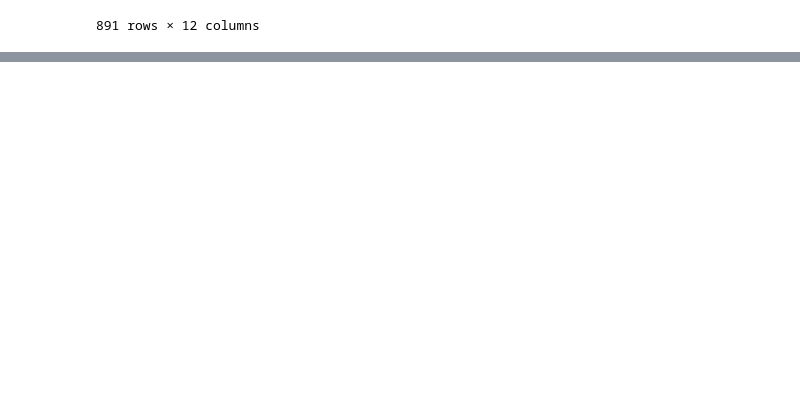
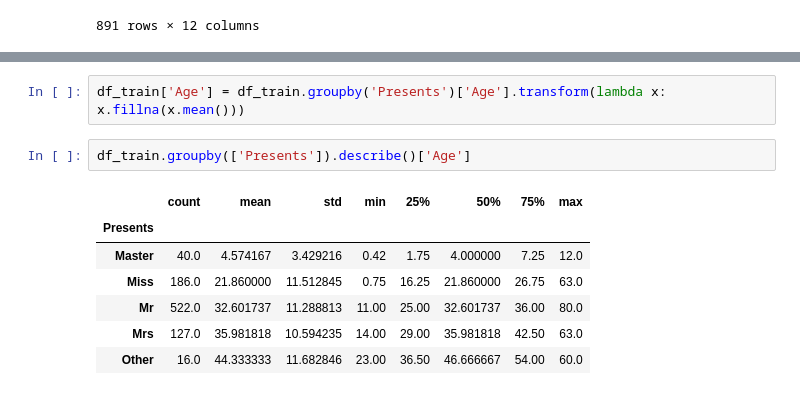
Before and after one commit to tsdmrfth/titanic-survivals-logistic-regression-kaggle-submission, a Jupyter notebook: titanic-survivals-logistic-regression.ipynb, the cells around one changed output, grey strips where cells are left out. Drawn from its saved outputs; the diff is of its cells as text; blank space fills up the shorter version.

```diff
--- a/titanic-survivals-logistic-regression.ipynb
+++ b/titanic-survivals-logistic-regression.ipynb
@@ -44,0 +173,12 @@ y_train = df_train['Survived'][:, np.newaxis]
+# %%
+df_train['Age'] = df_train.groupby('Presents')['Age'].transform(lambda x: x.fillna(x.mean()))
+# %%
+df_train.groupby(['Presents']).describe()['Age']
+# %% [output]
+|  | count | mean | std | min | 25% | 50% | 75% | max |
+| Presents |  |  |  |  |  |  |  |  |
+| Master | 40.0 | 4.574167 | 3.429216 | 0.42 | 1.75 | 4.000000 | 7.25 | 12.0 |
+| Miss | 186.0 | 21.860000 | 11.512845 | 0.75 | 16.25 | 21.860000 | 26.75 | 63.0 |
+| Mr | 522.0 | 32.601737 | 11.288813 | 11.00 | 25.00 | 32.601737 | 36.00 | 80.0 |
+| Mrs | 127.0 | 35.981818 | 10.594235 | 14.00 | 29.00 | 35.981818 | 42.50 | 63.0 |
+| Other | 16.0 | 44.333333 | 11.682846 | 23.00 | 36.50 | 46.666667 | 54.00 | 60.0 |
```
Also changed, not shown: parts of 21 cells of this notebook, 1 other file.
